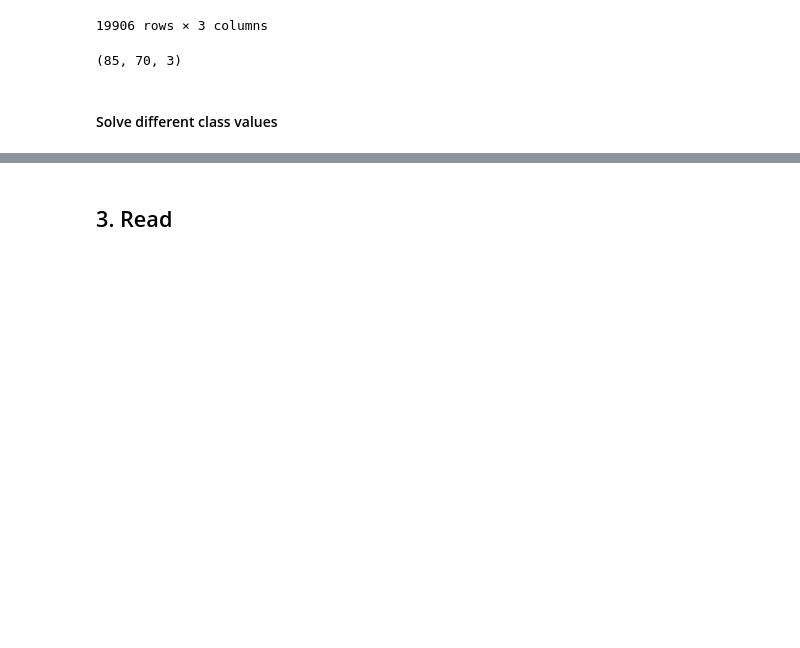
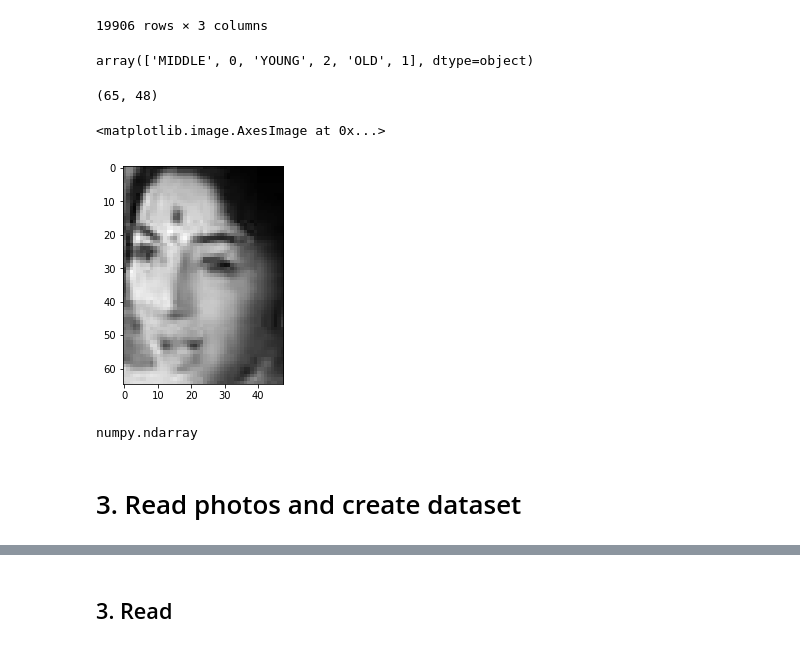
Before and after one commit to jucalfonsom/ml-course, a Jupyter notebook: age_detection.ipynb, the cells around one changed output, grey strips where cells are left out. Saved outputs shown, nothing was run; the diff lists cells and outputs as text; code cells hidden in the pictures; blank space fills up the shorter version.

Commit message:
First model version - Test

```diff
--- a/age_detection.ipynb
+++ b/age_detection.ipynb
@@ -43,7 +47,8 @@ import matplotlib.pyplot as plt
 path = './data/age/'
 image_path = './data/age/Train/'
 # %%
-df = pd.read_csv(path + 'train.csv')
+# Read csv with image information
+df = pd.read_csv(f'{path}train.csv')
 df.head
 # %% [output]
 <bound method NDFrame.head of               ID   Class
@@ -97,12 +96,24 @@ df
 | 19904 | 10132.jpg | MIDDLE | 0 |
 | 19905 | 9896.jpg | MIDDLE | 0 |
 19906 rows × 3 columns
+# %%
+# Check the ids
+pd.unique(df[['Class', 'Category']].values.ravel())
+# %% [output]
+array(['MIDDLE', 0, 'YOUNG', 2, 'OLD', 1], dtype=object)
 # %%
-import cv2
-
-photo = cv2.imread(image_path + df['ID'][0])
-photo.shape
+# Test read images
+photo = cv2.imread(os.path.join(image_path, df['ID'][10]), cv2.IMREAD_GRAYSCALE)
+print(photo.shape)
+plt.imshow(photo, 'gray')
 # %% [output]
-(85, 70, 3)
+(65, 48)
+<matplotlib.image.AxesImage at 0x...>
+[figure, added]
-# %% [markdown]
-#### Solve different class values
+# %%
+temp_resize = cv2.resize(photo,(28, 28))
+type(temp_resize)
+# %% [output]
+numpy.ndarray
+# %% [markdown]
+# 3. Read photos and create dataset
```
Also changed, not shown: parts of 23 cells of this notebook, 2 other files.
